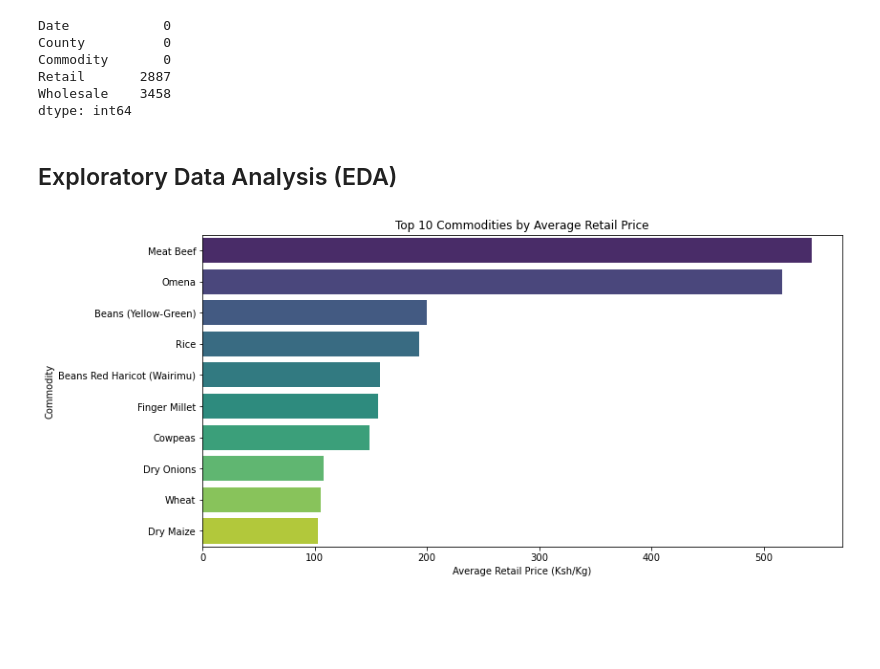
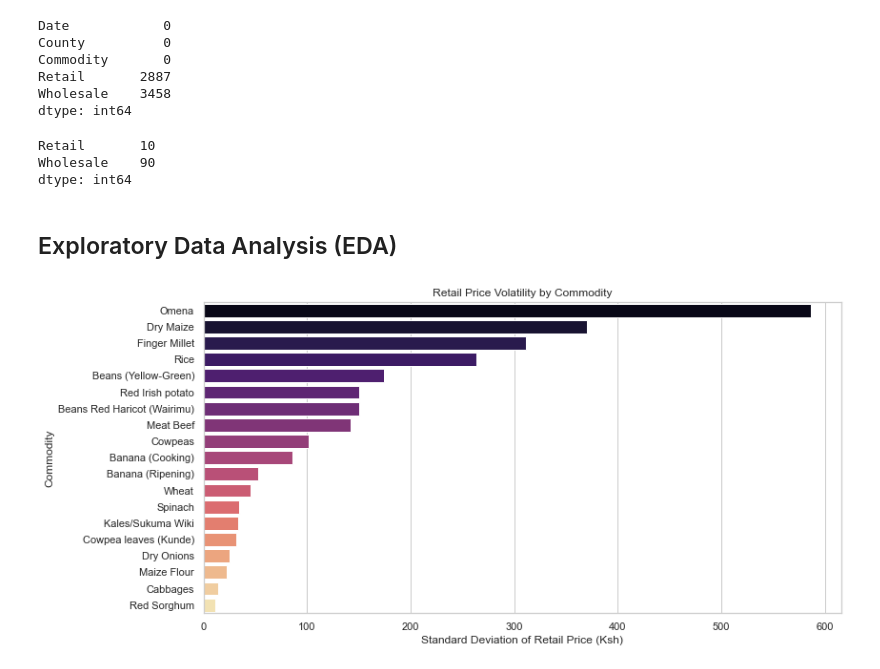
Before and after one commit to Victor-Mufasa/Agricultural-Commodity-Price-Forecasting, a Jupyter notebook: notebook/Maureen.ipynb, the cells around one changed output. Cells and saved outputs as stored; diff of their text form; code cells hidden in the pictures; blank space fills up the shorter version.

Commit message:
Added EDA visuals

```diff
--- a/notebook/Maureen.ipynb
+++ b/notebook/Maureen.ipynb
@@ -296,18 +301,43 @@ Commodity       0
 Retail       2887
 Wholesale    3458
 dtype: int64
+# %%
+# Filling missing values using forward fill method
+df_complete = df_complete.reset_index(drop=True)
+# %%
+# sort values by County, Commodity, and Date
+df_complete = df_complete.sort_values(['County', 'Commodity', 'Date'])
+
+# Interpolate
+df_complete[['Retail', 'Wholesale']] = (
+    df_complete
+    .groupby(['County', 'Commodity'], group_keys=False)[['Retail', 'Wholesale']]
+    .apply(lambda x: x.interpolate(method='linear').ffill().bfill())
+)
+
+# Check miss
+print(df_complete[['Retail','Wholesale']].isna().sum())
+# %% [output]
+Retail       10
+Wholesale    90
+dtype: int64
+# %%
+# Drop any remaining rows with missing values in 'Retail' or 'Wholesale'
+df_complete = df_complete.dropna(subset=['Retail','Wholesale'])
+# %%
+ # Drop rows with missing 'County' values
+df_complete = df_complete.dropna(subset=['County'])
 # %% [markdown]
 ## Exploratory Data Analysis (EDA)
-# %%
-
-# Compute average Retail price per commodity
-top_commodities = df_complete.groupby('Commodity')['Retail'].mean().sort_values(ascending=False).head(10)
-
-plt.figure(figsize=(12,6))
-sns.barplot(x=top_commodities.values, y=top_commodities.index, palette="viridis")
-plt.title("Top 10 Commodities by Average Retail Price")
-plt.xlabel("Average Retail Price (Ksh/Kg)")
-plt.ylabel("Commodity")
-plt.show()
-# %% [output]
-[figure, removed]
+# %%
+# Compute Volatility per Commodity
+volatility = df_complete.groupby('Commodity')['Retail'].std().sort_values(ascending=False)
+
+plt.figure(figsize=(12,6))
+sns.barplot(x=volatility.values, y=volatility.index, palette="magma")
+plt.title("Retail Price Volatility by Commodity")
+plt.xlabel("Standard Deviation of Retail Price (Ksh)")
+plt.ylabel("Commodity")
+plt.show()
+# %% [output]
+[figure, added]
```
Also changed, not shown: parts of 14 cells of this notebook.
